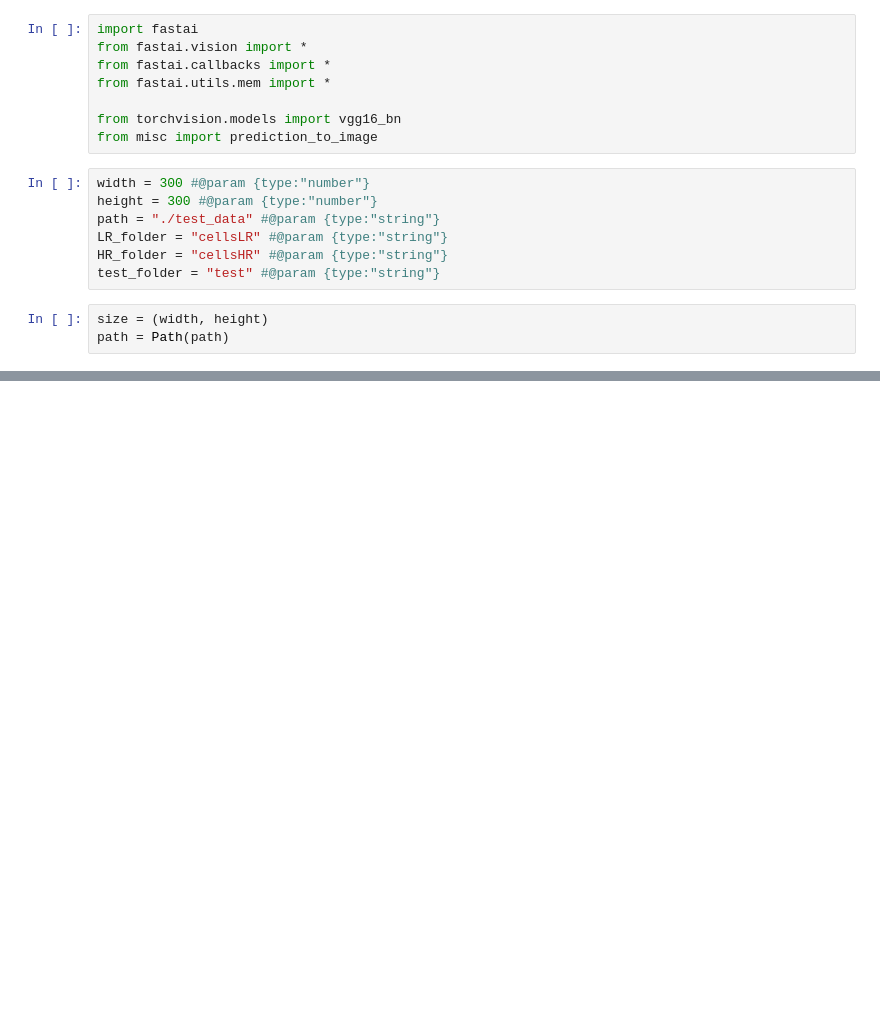
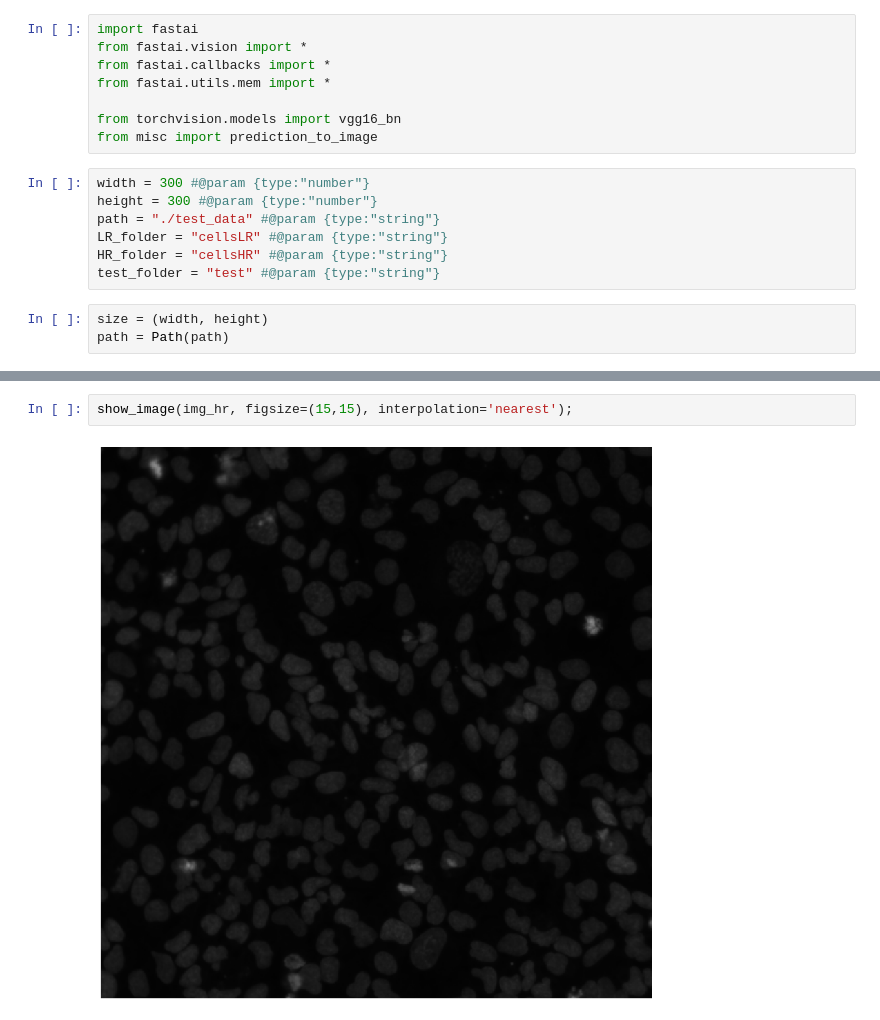
Before and after one commit to nikadilli/elemental-imageing-enhancement, a Jupyter notebook: UNetSR_test_colab.ipynb, the cells around one changed output, grey strips where cells are left out. Saved outputs shown, nothing was run; the diff lists cells and outputs as text; blank space fills up the shorter version.

```diff
--- a/UNetSR_test_colab.ipynb
+++ b/UNetSR_test_colab.ipynb
@@ -65,0 +95,4 @@ OSError: ignored
+# %%
+show_image(img_hr, figsize=(15,15), interpolation='nearest');
+# %% [output]
+[figure, added]
```
Also changed, not shown: parts of 12 cells of this notebook.
